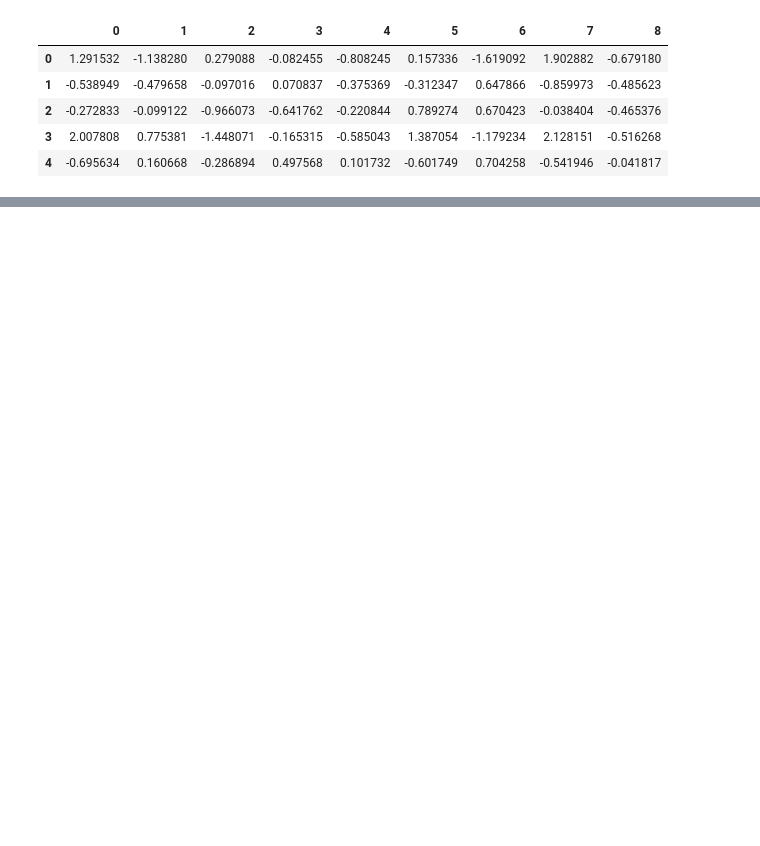
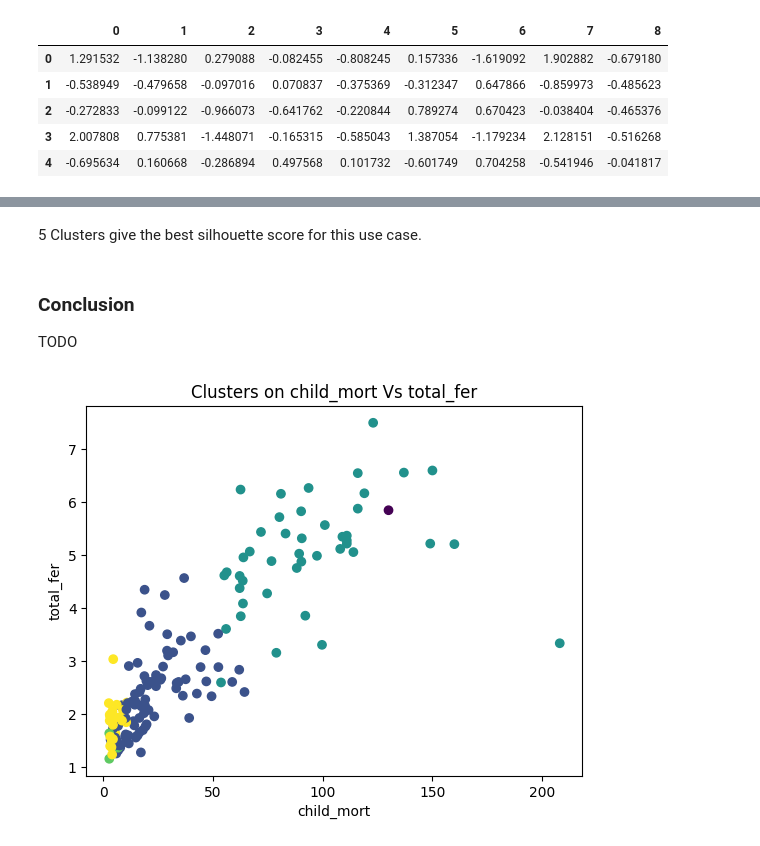
Before and after one commit to gdsai4903/COMP3705-Unsupervised-Machine-Learning, a Jupyter notebook: Assignment 1/Assignment 1.ipynb, the cells around one changed output, grey strips where cells are left out. Cells and saved outputs as stored; diff of their text form; code cells hidden in the pictures; blank space fills up the shorter version.

```diff
--- a/Assignment 1/Assignment 1.ipynb
+++ b/Assignment 1/Assignment 1.ipynb
@@ -168,0 +229,15 @@ dtype: int64
+# %% [markdown]
+5 Clusters give the best silhouette score for this use case.
+# %% [markdown]
+### Conclusion
+TODO
+# %%
+chosen_n_cluster = 5
+# %%
+plt.scatter(df['child_mort'], df['total_fer'], c=cluster_runs[chosen_n_cluster], label=range(5))
+plt.title("Clusters on child_mort Vs total_fer")
+plt.xlabel("child_mort")
+plt.ylabel("total_fer")
+plt.show()
+# %% [output]
+[figure, added]
```
Also changed, not shown: parts of 36 cells of this notebook, 5 other files.
